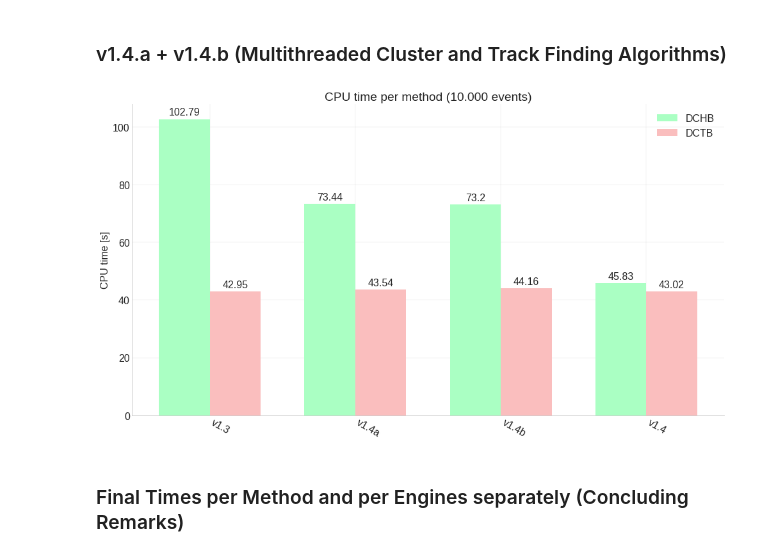
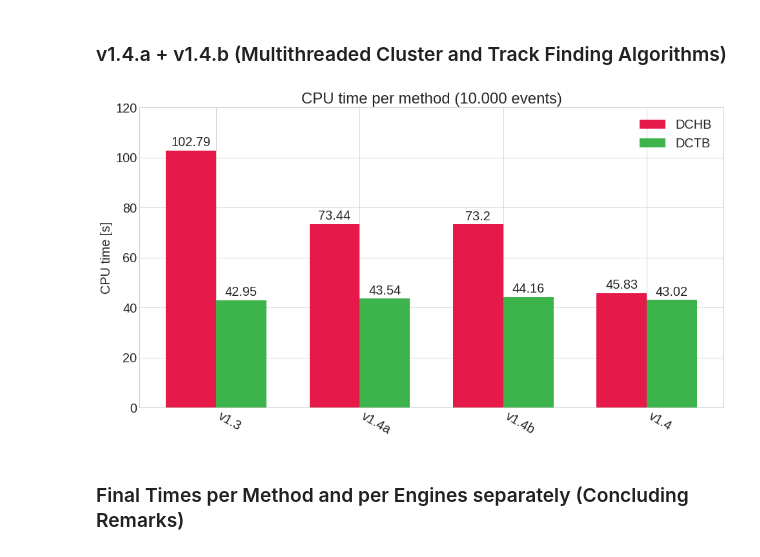
Before and after one commit to bleaktwig/clas12-data-and-tests, a Jupyter notebook: final_thesis_plots/barplots.ipynb, the cells around one changed output. Drawn from its saved outputs; the diff is of its cells as text; code cells hidden in the pictures.

```diff
--- a/final_thesis_plots/barplots.ipynb
+++ b/final_thesis_plots/barplots.ipynb
@@ -6,11 +6,10 @@ import numpy as np
 from mpl_toolkits.mplot3d import Axes3D
 import matplotlib
 import matplotlib.pyplot as plt
-import matplotlib.patches as mpatches
 from ipywidgets import interact
 
 np.set_printoptions(formatter={'float': '{: 0.5f}'.format}, suppress = True)
-matplotlib.rcParams.update({'font.size': 16})
+matplotlib.rcParams.update({'font.size': 20})
 plt.style.use('seaborn-whitegrid')
 
 # ==- PLOT PARAMETERS -=============================================================================
@@ -55,7 +54,7 @@ accessibility_99_99 = [c_blu, c_yel, c_ora, c_pin, c_lav, c_mar, c_nav,
 accessibility_100   = [c_blu, c_yel, c_gra, c_bla]
 # %%
 # %load ../init_setup/setup2
-matplotlib.rcParams.update({'font.size': 16})
+matplotlib.rcParams.update({'font.size': 20})
 # %%
 # ==- SPECIAL GRADIENTS -===========================================================================
 grad_9_red = np.array([c_red, "#ea4c6e", "#eb5c77", "#ed6e81", "#ef7e8d", "#f09099", "#f1a1a6", "#f2b3b5", c_pin])
@@ -267,5 +231,35 @@ methods_plot(names, times, grad_9_red)
 # %% [markdown]
 ### v1.1 vs v1.0 (Refactoring and Optimizations)
+# %%
+def methods_contrast_plot(names, times, colors, labels, y_limit, y_step, vertical=True):
+    width = 0.35
+    x = np.arange(len(names))
+    fig, ax = plt.subplots()
+    fig.set_size_inches(plot_size)
+
+    if not vertical:
+        for i in range(len(colors[0])):
+            colors[0][i] = colors[0][len(colors[0])-1]
+            colors[1][i] = colors[1][len(colors[1])-1]
+
+
+    rects_arr = []
+    rects_arr.append(ax.bar(x - width/2, times[0], width, label=labels[0], color=colors[0]))
+    rects_arr.append(ax.bar(x + width/2, times[1], width, label=labels[1], color=colors[1]))
+    for rects in rects_arr:
+        autolabel(ax, rects, vertical)
+
+    ax.set_xticks(np.arange(len(names)))
+    ax.set_xticklabels(names, rotation = -30, ha="left")
+    ax.set_ylabel("CPU time [s]")
+    ax.set_yticks(np.arange(0, y_limit, y_step))
+    ax.set_title("CPU time per method (10.000 events)")
+
+    plt.tight_layout()
+    plt.legend()
+
+    plt.show()
+    return
 # %%
 methods = ["RK4.RK4transport",
            "CCU.clusterSplitter",
@@ -323,13 +317,15 @@ methods_contrast_plot(methods, (old_time, new_time), (grad_6_gre, grad_6_red), (
 # %%
 # times:
 DCHB_times = [102.79, 73.44, 73.20, 45.83]
 DCTB_times = [ 42.95, 43.54, 44.16, 43.02]
 versions   = ["v1.3", "v1.4a", "v1.4b", "v1.4"]
 engines    = ["DCHB", "DCTB"]
+c_gre_arr  = [c_gre for i in range(4)]
+c_red_arr  = [c_red for i in range(4)]
 
-methods_contrast_plot(versions, (DCHB_times, DCTB_times), (grad_4_gre[::-1], grad_4_red[::-1]), engines, False)
+methods_contrast_plot(versions, (DCHB_times, DCTB_times), (c_red_arr, c_gre_arr), engines, 121, 20, False)
 # %% [output]
-[figure, old version]
+[figure, new version]
 # %% [markdown]
 ### Final Times per Method and per Engines separately (Concluding Remarks)
 # %%
```
Also changed, not shown: parts of 10 cells of this notebook, 5 other files.
